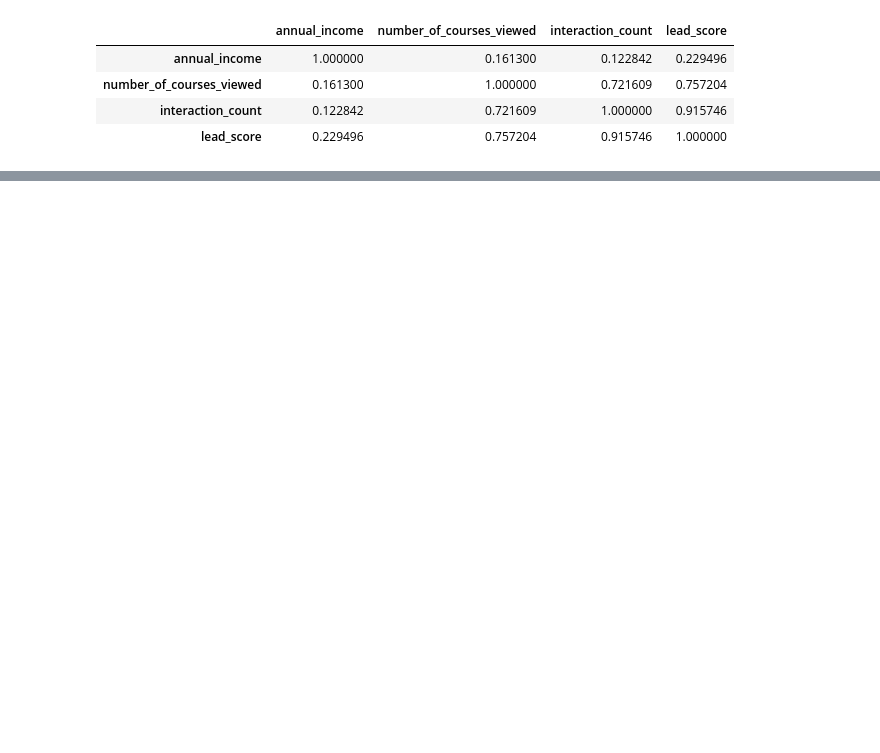
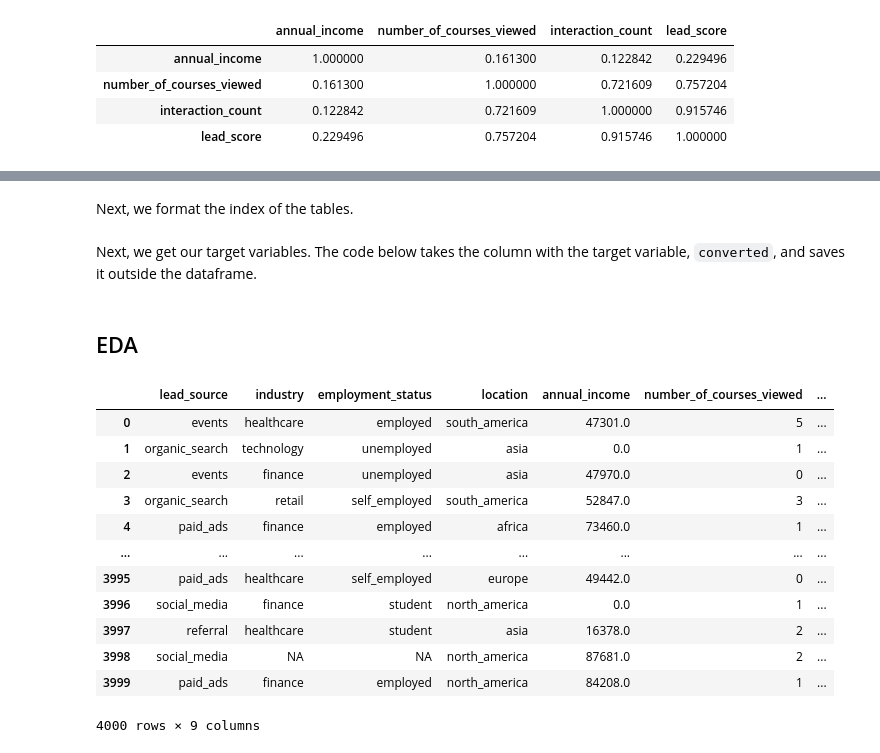
Before and after one commit to odauduetubi/machine-learning-zoomcamp-homework, a Jupyter notebook: 03-Machine Learning for Classification/Homework3.ipynb, the cells around one changed output, grey strips where cells are left out. Cells and saved outputs as stored; diff of their text form; code cells hidden in the pictures; blank space fills up the shorter version.

```diff
--- a/03-Machine Learning for Classification/Homework3.ipynb
+++ b/03-Machine Learning for Classification/Homework3.ipynb
@@ -189,0 +229,2 @@ dtype: float64
+# %%
+df_full_train, df_test = train_test_split(df, test_size=0.2, random_state=42)
@@ -189,0 +241,2 @@ dtype: float64
+# %% [markdown]
+Next, we format the index of the tables.
@@ -189,0 +247,2 @@ dtype: float64
+# %% [markdown]
+Next, we get our target variables. The code below takes the column with the target variable, `converted`, and saves it outside the dataframe.
@@ -189,0 +253,21 @@ dtype: float64
+# %% [markdown]
+## EDA
+# %%
+#For this, we shall be using our full train dataset
+
+df_full_train = df_full_train.reset_index(drop=True)
+df_full_train
+# %% [output]
+|  | lead_source | industry | employment_status | location | annual_income | number_of_courses_viewed | ... |
+| 0 | events | healthcare | employed | south_america | 47301.0 | 5 | ... |
+| 1 | organic_search | technology | unemployed | asia | 0.0 | 1 | ... |
+| 2 | events | finance | unemployed | asia | 47970.0 | 0 | ... |
+| 3 | organic_search | retail | self_employed | south_america | 52847.0 | 3 | ... |
+| 4 | paid_ads | finance | employed | africa | 73460.0 | 1 | ... |
+| ... | ... | ... | ... | ... | ... | ... | ... |
+| 3995 | paid_ads | healthcare | self_employed | europe | 49442.0 | 0 | ... |
+| 3996 | social_media | finance | student | north_america | 0.0 | 1 | ... |
+| 3997 | referral | healthcare | student | asia | 16378.0 | 2 | ... |
+| 3998 | social_media | NA | NA | north_america | 87681.0 | 2 | ... |
+| 3999 | paid_ads | finance | employed | north_america | 84208.0 | 1 | ... |
+4000 rows × 9 columns
```
Also changed, not shown: parts of 41 cells of this notebook.
